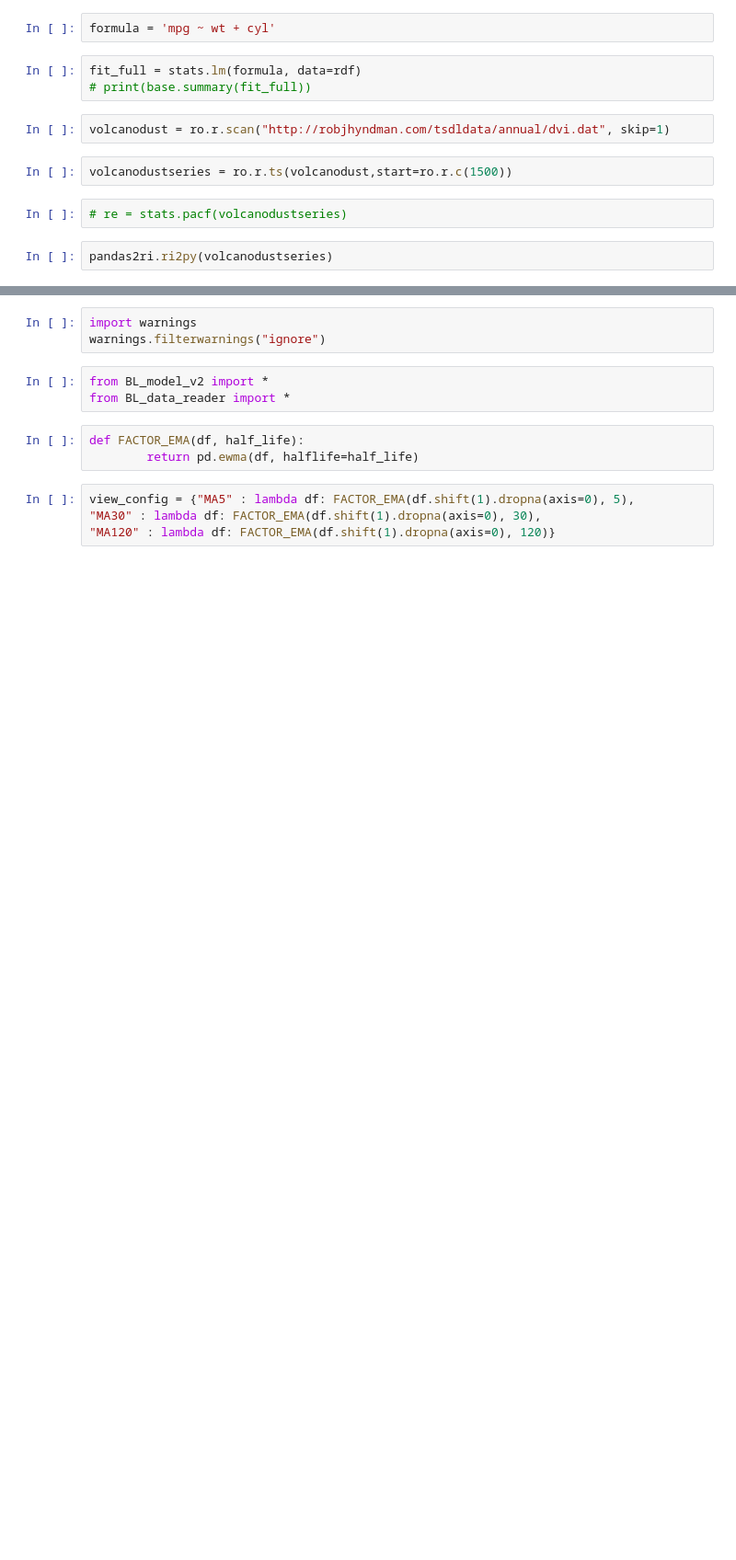
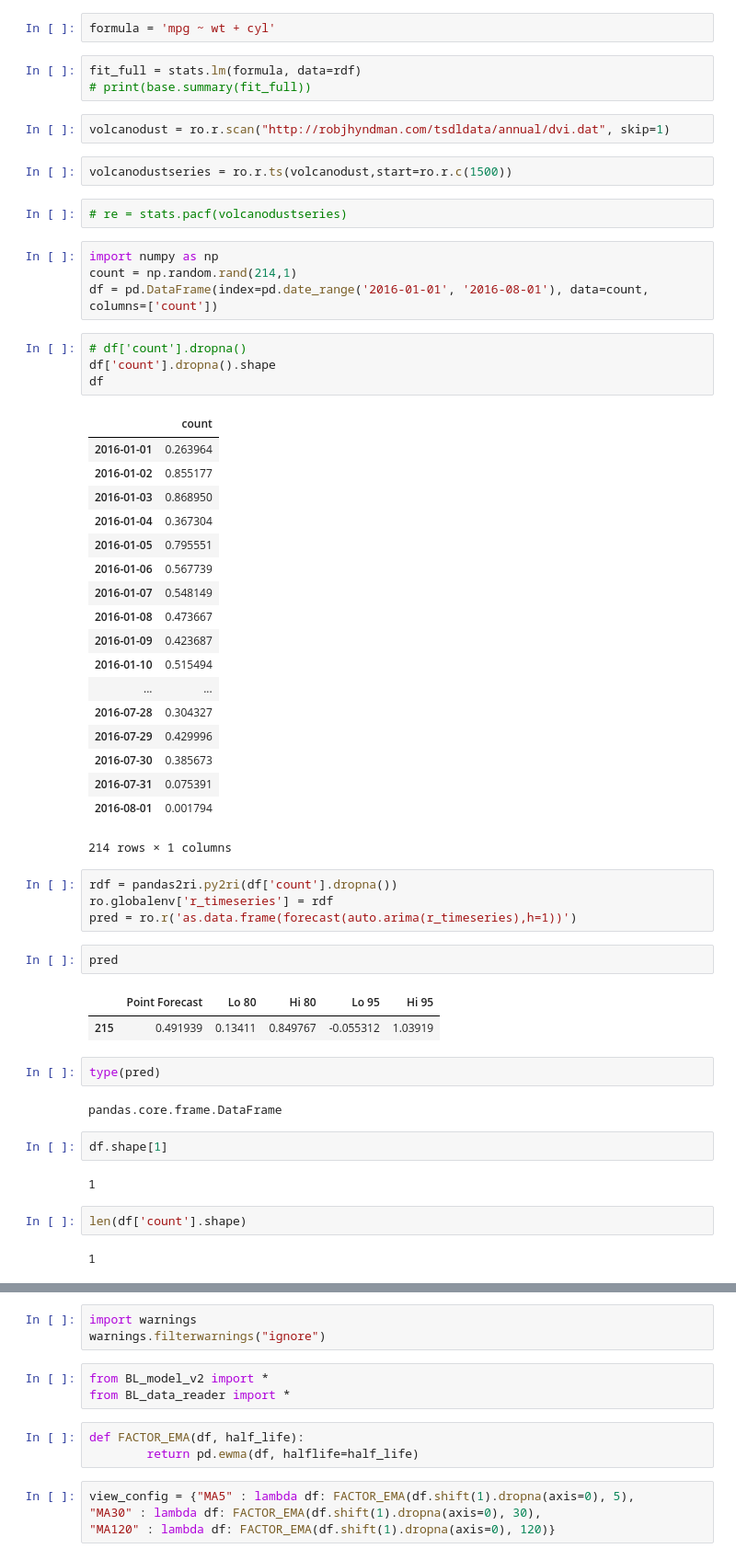
Before and after one commit to ddyuewang/capstone_project, a Jupyter notebook: R_to_python.ipynb, the cells around one changed output, grey strips where cells are left out. Shown: that part at 92% size. Drawn from its saved outputs; the diff is of its cells as text; blank space fills up the shorter version.

Commit message:
add arima

```diff
--- a/R_to_python.ipynb
+++ b/R_to_python.ipynb
@@ -118,5 +120,51 @@ volcanodust = ro.r.scan("http://robjhyndman.com/tsdldata/annual/dvi.dat", skip=1
 volcanodustseries = ro.r.ts(volcanodust,start=ro.r.c(1500))
 # %%
 # re = stats.pacf(volcanodustseries)
-# %%
-pandas2ri.ri2py(volcanodustseries)
+# %%
+import numpy as np
+count = np.random.rand(214,1)
+df = pd.DataFrame(index=pd.date_range('2016-01-01', '2016-08-01'), data=count, columns=['count'])
+# %%
+# df['count'].dropna()
+df['count'].dropna().shape
+df
+# %% [output]
+|  | count |
+| 2016-01-01 | 0.263964 |
+| 2016-01-02 | 0.855177 |
+| 2016-01-03 | 0.868950 |
+| 2016-01-04 | 0.367304 |
+| 2016-01-05 | 0.795551 |
+| 2016-01-06 | 0.567739 |
+| 2016-01-07 | 0.548149 |
+| 2016-01-08 | 0.473667 |
+| 2016-01-09 | 0.423687 |
+| 2016-01-10 | 0.515494 |
+| ... | ... |
+| 2016-07-28 | 0.304327 |
+| 2016-07-29 | 0.429996 |
+| 2016-07-30 | 0.385673 |
+| 2016-07-31 | 0.075391 |
+| 2016-08-01 | 0.001794 |
+214 rows × 1 columns
+# %%
+rdf = pandas2ri.py2ri(df['count'].dropna())
+ro.globalenv['r_timeseries'] = rdf
+pred = ro.r('as.data.frame(forecast(auto.arima(r_timeseries),h=1))')
+# %%
+pred
+# %% [output]
+|  | Point Forecast | Lo 80 | Hi 80 | Lo 95 | Hi 95 |
+| 215 | 0.491939 | 0.13411 | 0.849767 | -0.055312 | 1.03919 |
+# %%
+type(pred)
+# %% [output]
+pandas.core.frame.DataFrame
+# %%
+df.shape[1]
+# %% [output]
+1
+# %%
+len(df['count'].shape)
+# %% [output]
+1
```
Also changed, not shown: parts of 42 cells of this notebook, 2 other files.
